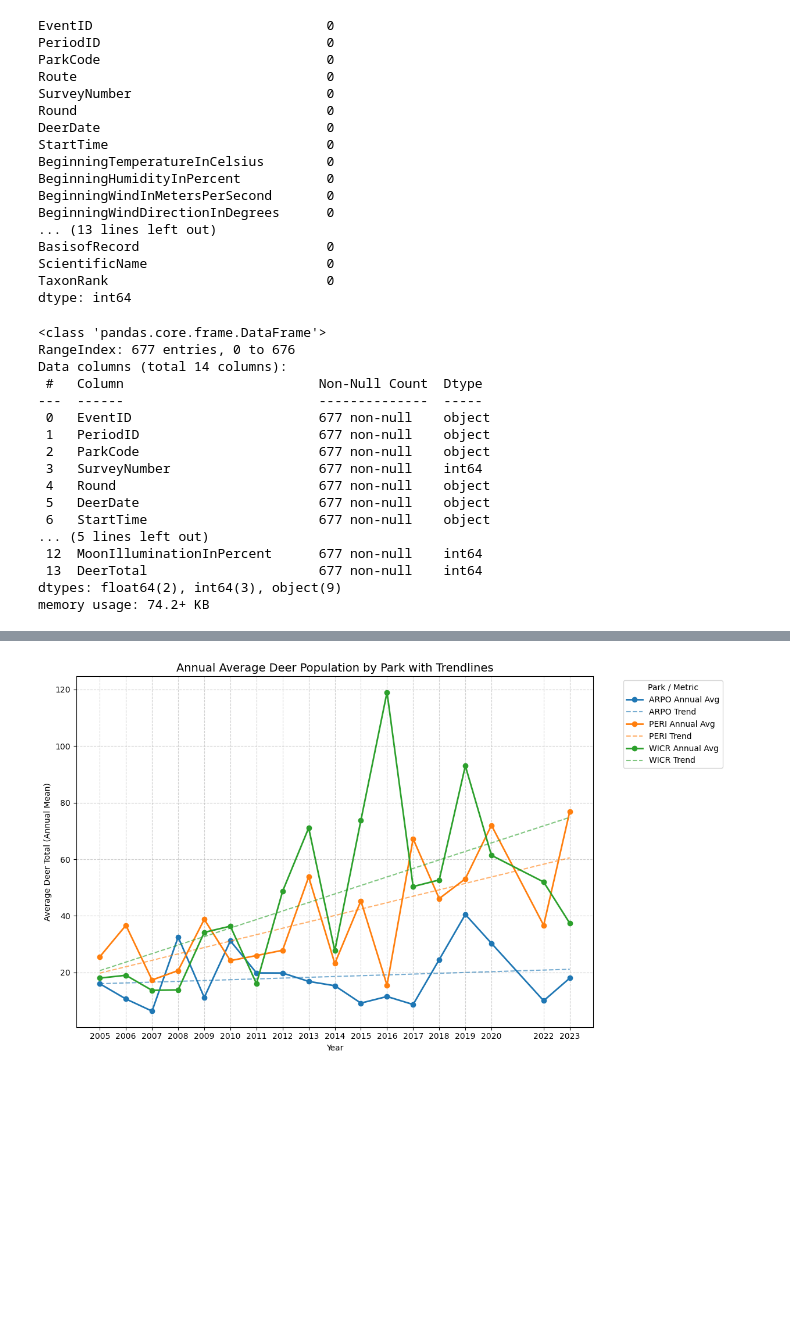
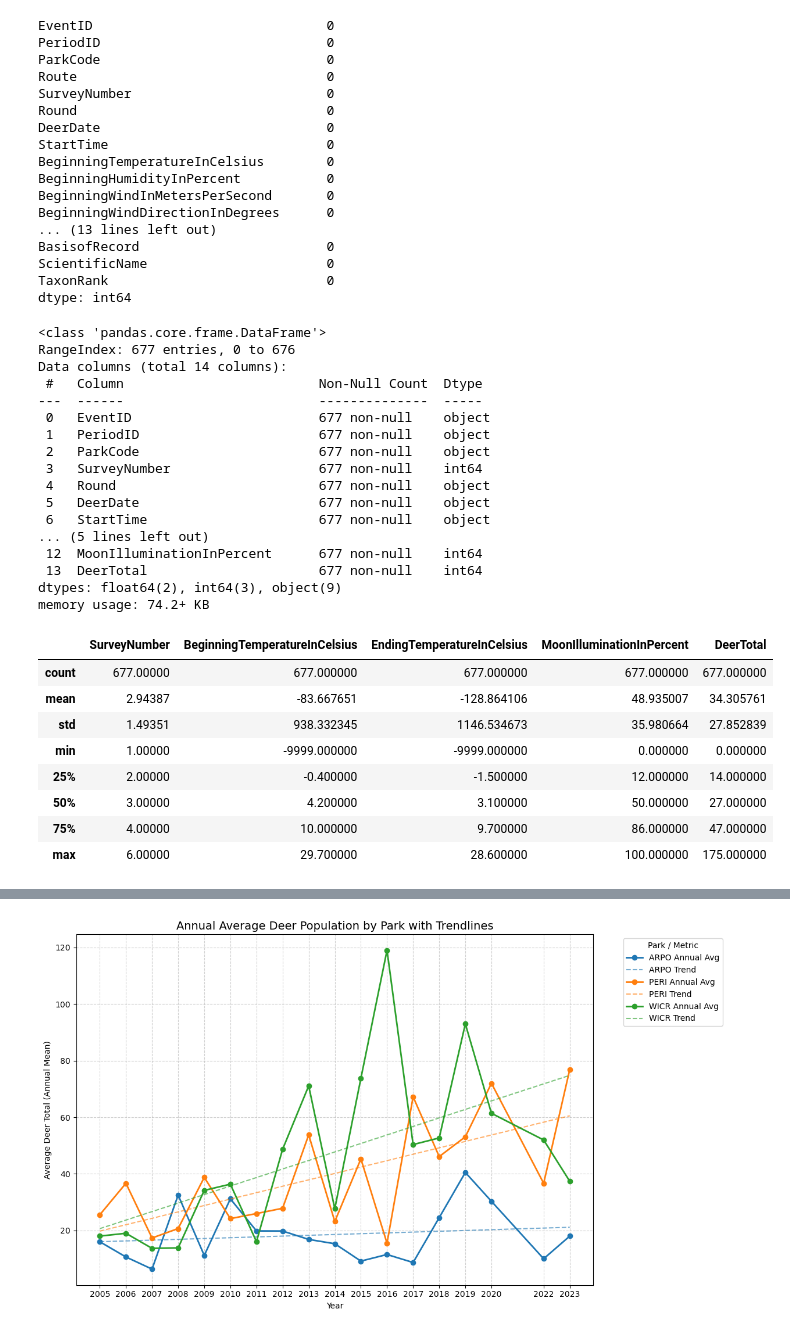
Before and after one commit to DanosAJ4/IA-340-2-Fall25, a Jupyter notebook: MiniProject.ipynb, the cells around one changed output, grey strips where cells are left out. Saved outputs shown, nothing was run; the diff lists cells and outputs as text; code cells hidden in the pictures; blank space fills up the shorter version.

```diff
--- a/MiniProject.ipynb
+++ b/MiniProject.ipynb
@@ -97,21 +111,31 @@ dtype: int64
 # %%
 df = df.drop(columns=["FieldNotes", "BeginningWindInMetersPerSecond", "EndingWindInMetersPerSecond", "BeginningWindDirectionInDegrees", "EndingWindDirectionInDegrees", "BeginningHumidityInPercent", "EndingHumidityInPercent","Route","Type","BasisofRecord","ScientificName","TaxonRank","BeginningCloudCoverInPercent","EndingCloudCoverInPercent"], errors='ignore')
 df.info()
+df.describe()
 # %% [output]
 <class 'pandas.core.frame.DataFrame'>
 RangeIndex: 677 entries, 0 to 676
 Data columns (total 14 columns):
  #   Column                         Non-Null Count  Dtype
 ---  ------                         --------------  -----
  0   EventID                        677 non-null    object
  1   PeriodID                       677 non-null    object
  2   ParkCode                       677 non-null    object
  3   SurveyNumber                   677 non-null    int64
  4   Round                          677 non-null    object
  5   DeerDate                       677 non-null    object
  6   StartTime                      677 non-null    object
 ... (5 lines left out)
  12  MoonIlluminationInPercent      677 non-null    int64
  13  DeerTotal                      677 non-null    int64
 dtypes: float64(2), int64(3), object(9)
 memory usage: 74.2+ KB
+|  | SurveyNumber | BeginningTemperatureInCelsius | EndingTemperatureInCelsius | MoonIlluminationInPercent | DeerTotal |
+| count | 677.00000 | 677.000000 | 677.000000 | 677.000000 | 677.000000 |
+| mean | 2.94387 | -83.667651 | -128.864106 | 48.935007 | 34.305761 |
+| std | 1.49351 | 938.332345 | 1146.534673 | 35.980664 | 27.852839 |
+| min | 1.00000 | -9999.000000 | -9999.000000 | 0.000000 | 0.000000 |
+| 25% | 2.00000 | -0.400000 | -1.500000 | 12.000000 | 14.000000 |
+| 50% | 3.00000 | 4.200000 | 3.100000 | 50.000000 | 27.000000 |
+| 75% | 4.00000 | 10.000000 | 9.700000 | 86.000000 | 47.000000 |
+| max | 6.00000 | 29.700000 | 28.600000 | 100.000000 | 175.000000 |
```
Also changed, not shown: parts of 19 cells of this notebook.
